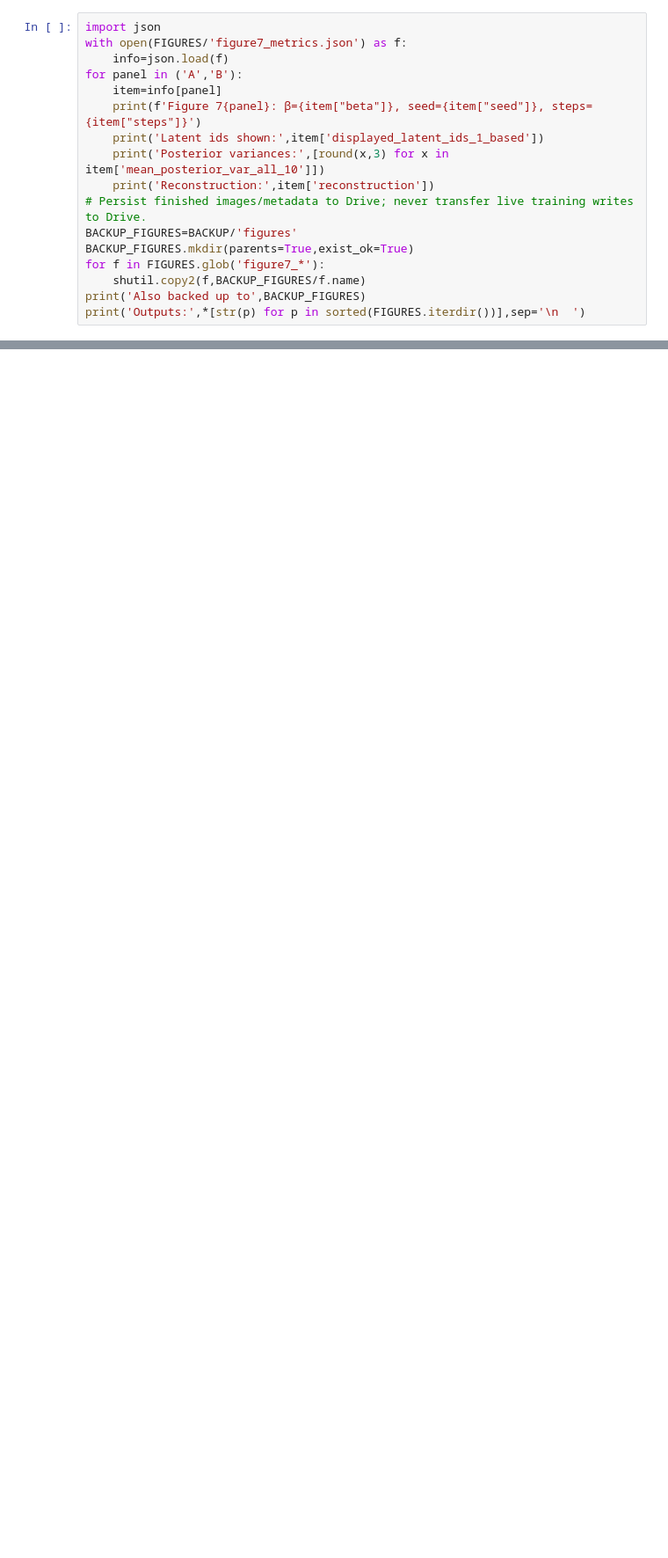
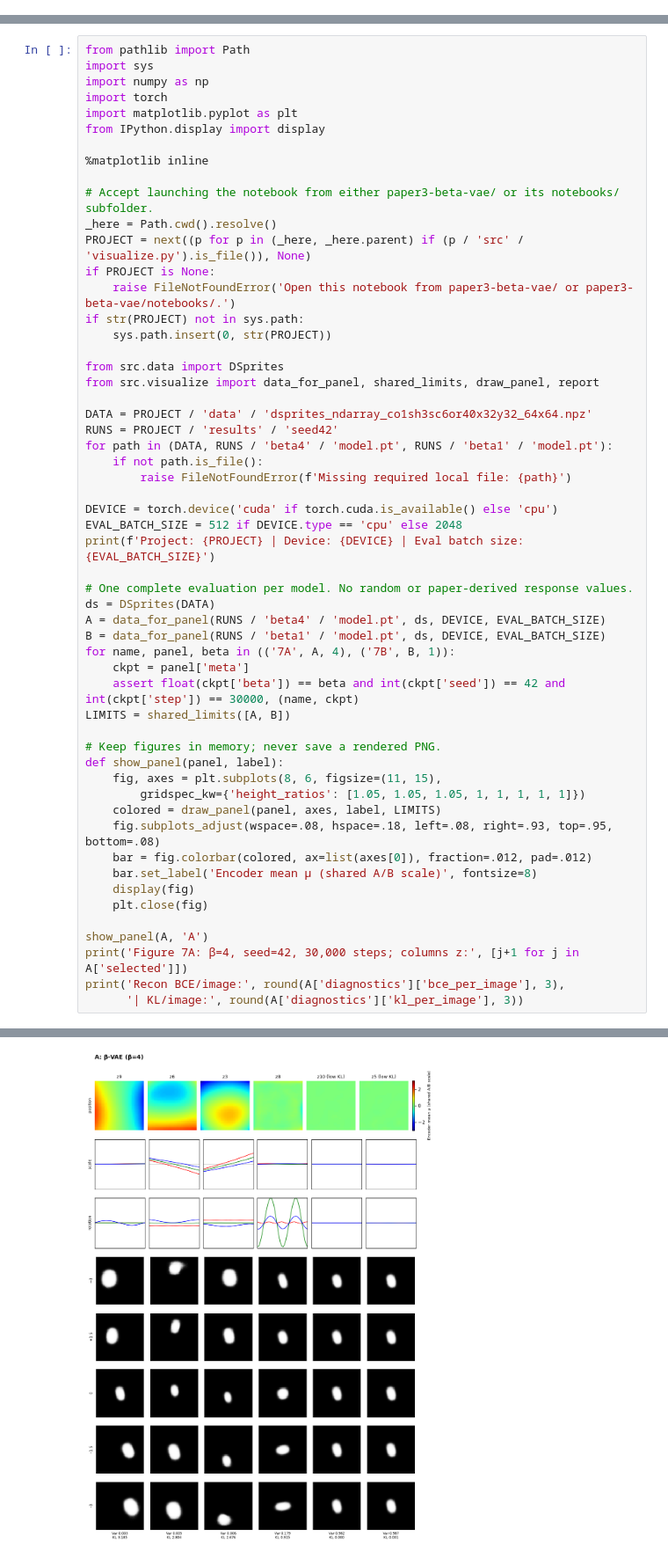
Before and after one commit to vepaan/advanced-ml-paper-reproductions, a Jupyter notebook: paper3-beta-vae/notebooks/reproduce_figure7.ipynb, the cells around one changed output, grey strips where cells are left out. Shown at 88% size. Drawn from its saved outputs; the diff is of its cells as text; blank space fills up the shorter version.

Commit message:
PHASE 3 figure reproduction commit

```diff
--- a/paper3-beta-vae/notebooks/reproduce_figure7.ipynb
+++ b/paper3-beta-vae/notebooks/reproduce_figure7.ipynb
@@ -77,17 +0,0 @@ Compare specialization of Figure 7A against Figure 7B, verify actual KL/reconstr
-# %%
-import json
-with open(FIGURES/'figure7_metrics.json') as f:
-    info=json.load(f)
-for panel in ('A','B'):
-    item=info[panel]
-    print(f'Figure 7{panel}: β={item["beta"]}, seed={item["seed"]}, steps={item["steps"]}')
-    print('Latent ids shown:',item['displayed_latent_ids_1_based'])
-    print('Posterior variances:',[round(x,3) for x in item['mean_posterior_var_all_10']])
-    print('Reconstruction:',item['reconstruction'])
-# Persist finished images/metadata to Drive; never transfer live training writes to Drive.
-BACKUP_FIGURES=BACKUP/'figures'
-BACKUP_FIGURES.mkdir(parents=True,exist_ok=True)
-for f in FIGURES.glob('figure7_*'):
-    shutil.copy2(f,BACKUP_FIGURES/f.name)
-print('Also backed up to',BACKUP_FIGURES)
-print('Outputs:',*[str(p) for p in sorted(FIGURES.iterdir())],sep='\n  ')
@@ -93,0 +11,56 @@ print('Outputs:',*[str(p) for p in sorted(FIGURES.iterdir())],sep='\n  ')
+# %%
+from pathlib import Path
+import sys
+import numpy as np
+import torch
+import matplotlib.pyplot as plt
+from IPython.display import display
+
+%matplotlib inline
+
+# Accept launching the notebook from either paper3-beta-vae/ or its notebooks/ subfolder.
+_here = Path.cwd().resolve()
+PROJECT = next((p for p in (_here, _here.parent) if (p / 'src' / 'visualize.py').is_file()), None)
+if PROJECT is None:
+    raise FileNotFoundError('Open this notebook from paper3-beta-vae/ or paper3-beta-vae/notebooks/.')
+if str(PROJECT) not in sys.path:
+    sys.path.insert(0, str(PROJECT))
+
+from src.data import DSprites
+from src.visualize import data_for_panel, shared_limits, draw_panel, report
+
+DATA = PROJECT / 'data' / 'dsprites_ndarray_co1sh3sc6or40x32y32_64x64.npz'
+RUNS = PROJECT / 'results' / 'seed42'
+for path in (DATA, RUNS / 'beta4' / 'model.pt', RUNS / 'beta1' / 'model.pt'):
+    if not path.is_file():
+        raise FileNotFoundError(f'Missing required local file: {path}')
+
+DEVICE = torch.device('cuda' if torch.cuda.is_available() else 'cpu')
+EVAL_BATCH_SIZE = 512 if DEVICE.type == 'cpu' else 2048
+print(f'Project: {PROJECT} | Device: {DEVICE} | Eval batch size: {EVAL_BATCH_SIZE}')
+
+# One complete evaluation per model. No random or paper-derived response values.
+ds = DSprites(DATA)
+A = data_for_panel(RUNS / 'beta4' / 'model.pt', ds, DEVICE, EVAL_BATCH_SIZE)
+B = data_for_panel(RUNS / 'beta1' / 'model.pt', ds, DEVICE, EVAL_BATCH_SIZE)
+for name, panel, beta in (('7A', A, 4), ('7B', B, 1)):
+    ckpt = panel['meta']
+    assert float(ckpt['beta']) == beta and int(ckpt['seed']) == 42 and int(ckpt['step']) == 30000, (name, ckpt)
+LIMITS = shared_limits([A, B])
+
+# Keep figures in memory; never save a rendered PNG.
+def show_panel(panel, label):
+    fig, axes = plt.subplots(8, 6, figsize=(11, 15),
+        gridspec_kw={'height_ratios': [1.05, 1.05, 1.05, 1, 1, 1, 1, 1]})
+    colored = draw_panel(panel, axes, label, LIMITS)
+    fig.subplots_adjust(wspace=.08, hspace=.18, left=.08, right=.93, top=.95, bottom=.08)
+    bar = fig.colorbar(colored, ax=list(axes[0]), fraction=.012, pad=.012)
+    bar.set_label('Encoder mean μ (shared A/B scale)', fontsize=8)
+    display(fig)
+    plt.close(fig)
+
+show_panel(A, 'A')
+print('Figure 7A: β=4, seed=42, 30,000 steps; columns z:', [j+1 for j in A['selected']])
+print('Recon BCE/image:', round(A['diagnostics']['bce_per_image'], 3),
+      '| KL/image:', round(A['diagnostics']['kl_per_image'], 3))
+# %% [output]
@@ -93,0 +68 @@ print('Outputs:',*[str(p) for p in sorted(FIGURES.iterdir())],sep='\n  ')
+[figure, added]
```
Also changed, not shown: parts of 12 cells of this notebook, 1 other file.
